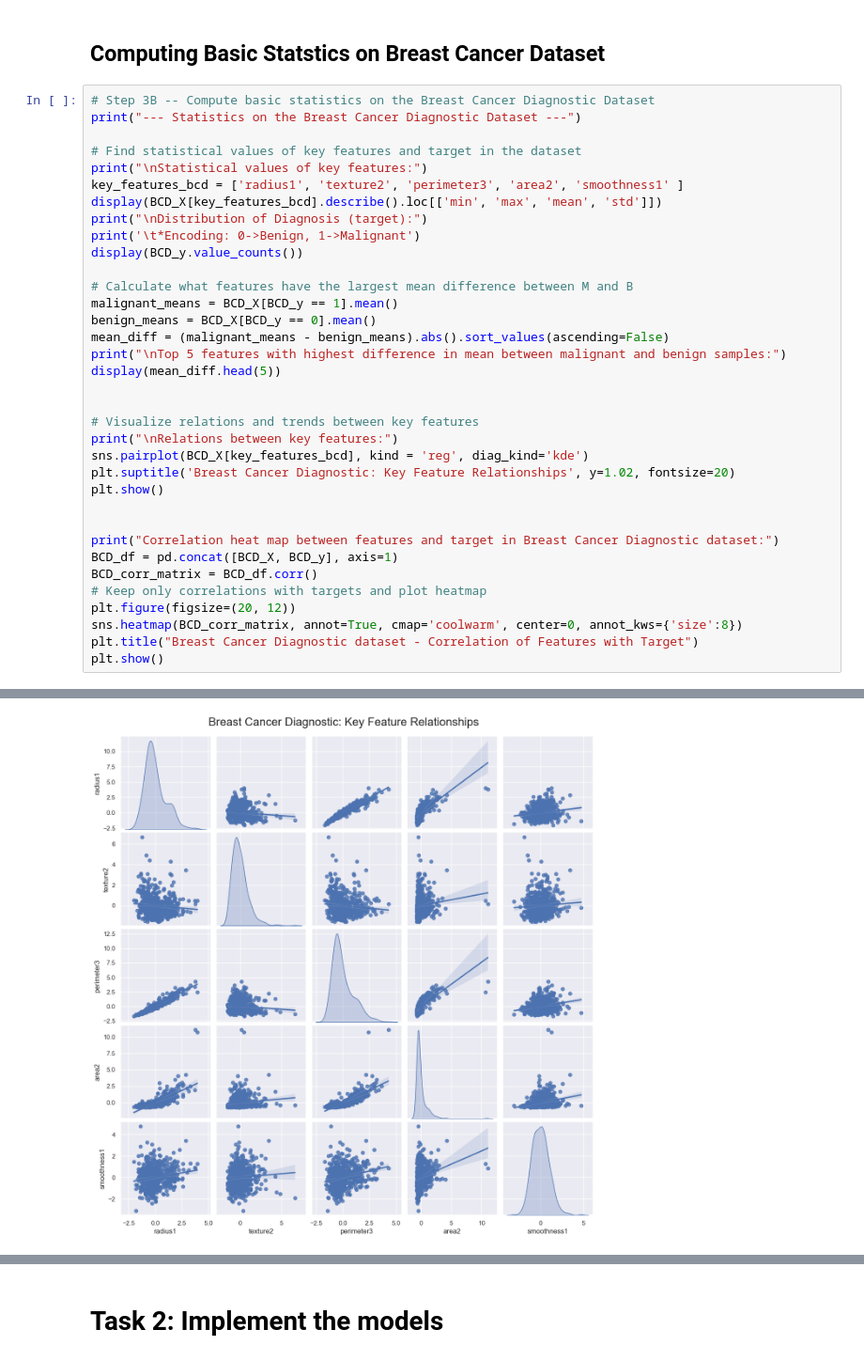
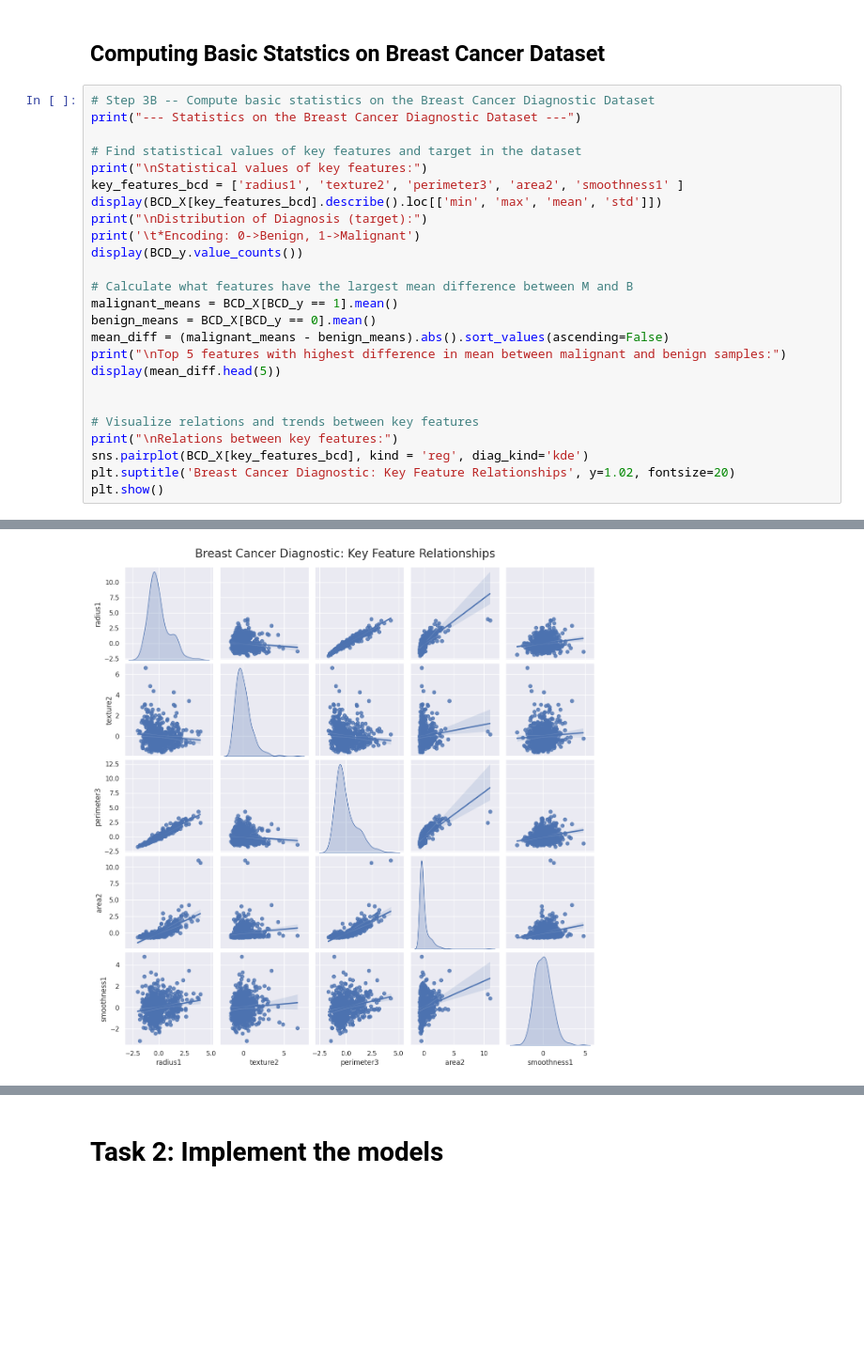
Before and after one commit to dianacovacii/COMP551_A1, a Jupyter notebook: A1.ipynb, the cells around one changed output, grey strips where cells are left out. Shown at 94% size. Cells and saved outputs as stored; diff of their text form; blank space fills up the shorter version.

```diff
--- a/A1.ipynb
+++ b/A1.ipynb
@@ -238,16 +230,6 @@ print("\nRelations between key features:")
 sns.pairplot(BCD_X[key_features_bcd], kind = 'reg', diag_kind='kde')
 plt.suptitle('Breast Cancer Diagnostic: Key Feature Relationships', y=1.02, fontsize=20)
 plt.show()
-
-
-print("Correlation heat map between features and target in Breast Cancer Diagnostic dataset:")
-BCD_df = pd.concat([BCD_X, BCD_y], axis=1)
-BCD_corr_matrix = BCD_df.corr()
-# Keep only correlations with targets and plot heatmap
-plt.figure(figsize=(20, 12))
-sns.heatmap(BCD_corr_matrix, annot=True, cmap='coolwarm', center=0, annot_kws={'size':8})
-plt.title("Breast Cancer Diagnostic dataset - Correlation of Features with Target")
-plt.show()
 # %% [output]
 --- Statistics on the Breast Cancer Diagnostic Dataset ---
 
@@ -272,3 +256,3 @@ perimeter1         1.535981
 dtype: float64
 Relations between key features:
-[figure, old version]
+[figure, new version]
```
Also changed, not shown: parts of 28 cells of this notebook, 2 other files.
